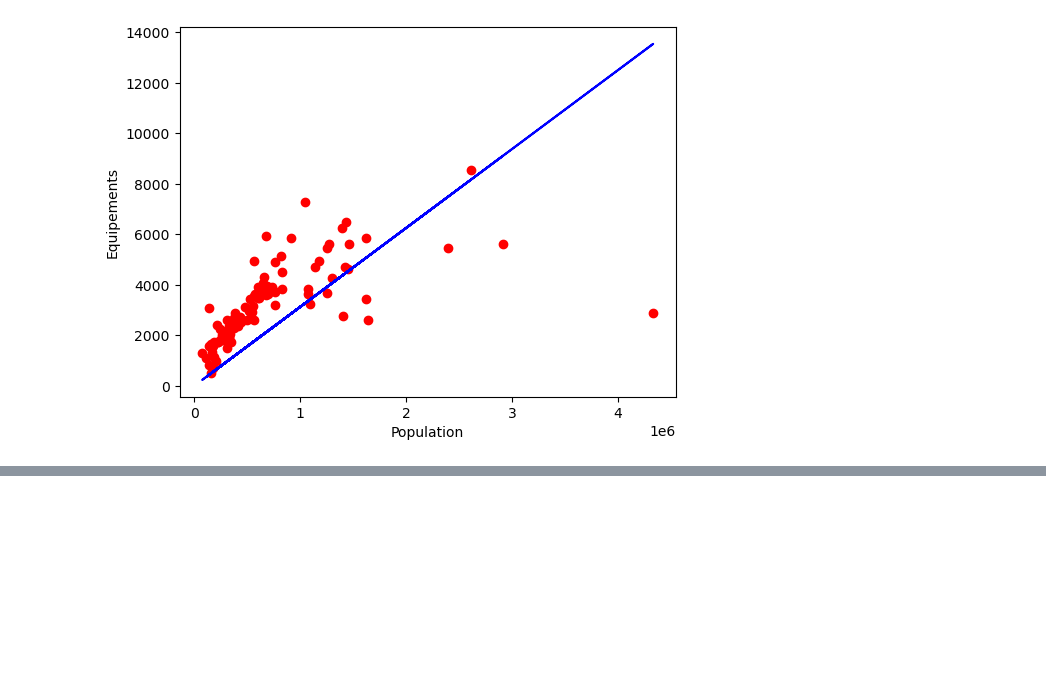
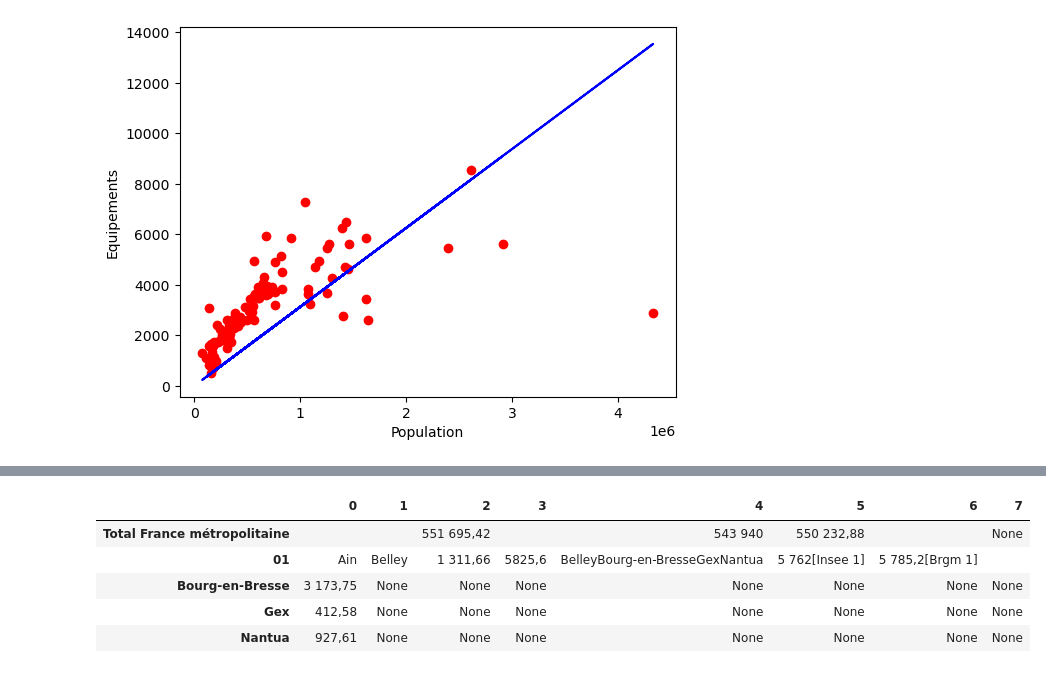
Before and after one commit to JulesChpn/ProjetPython, a Jupyter notebook: README.ipynb, the cells around one changed output, grey strips where cells are left out. Saved outputs shown, nothing was run; the diff lists cells and outputs as text; code cells hidden in the pictures; blank space fills up the shorter version.

```diff
--- a/README.ipynb
+++ b/README.ipynb
@@ -198,0 +231,4 @@ plt.show()
+# %%
+cols = rows[5].find_all('td')
+print(cols[0])
+print(cols[0].text.strip())
@@ -198,0 +260,10 @@ plt.show()
+# %%
+data_superficie = pandas.DataFrame.from_dict(dico_superficie,orient='index')
+data_superficie.head()
+# %% [output]
+|  | 0 | 1 | 2 | 3 | 4 | 5 | 6 | 7 |
+| Total France métropolitaine |  |  | 551 695,42 |  | 543 940 | 550 232,88 |  | None |
+| 01 | Ain | Belley | 1 311,66 | 5825,6 | BelleyBourg-en-BresseGexNantua | 5 762[Insee 1] | 5 785,2[Brgm 1] |  |
+| Bourg-en-Bresse | 3 173,75 | None | None | None | None | None | None | None |
+| Gex | 412,58 | None | None | None | None | None | None | None |
+| Nantua | 927,61 | None | None | None | None | None | None | None |
```
Also changed, not shown: parts of 11 cells of this notebook.
